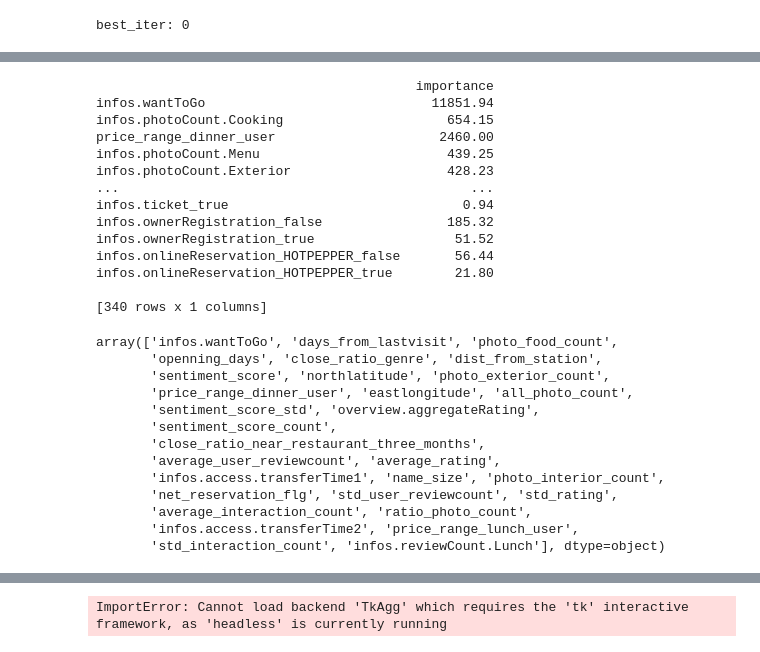
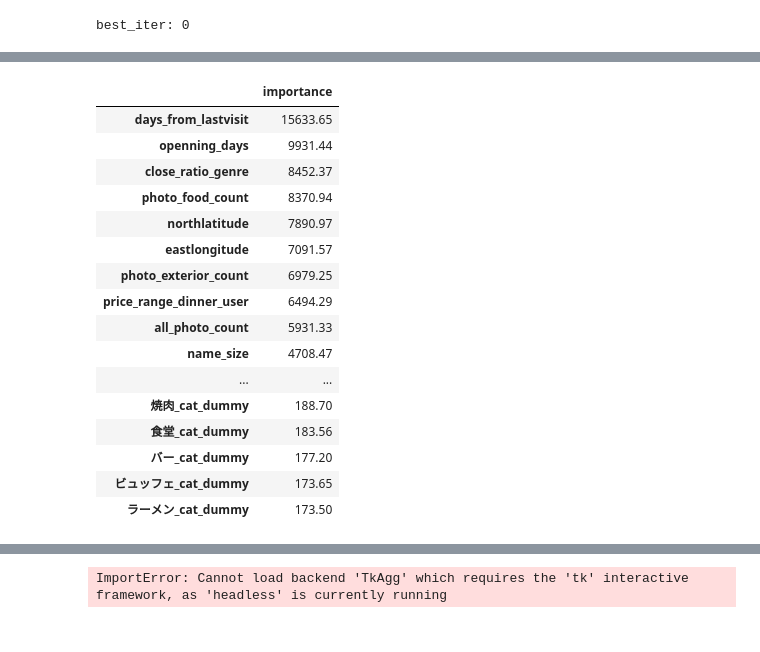
Before and after one commit to dgarage/dglab-ai-scoring_insitestream, a Jupyter notebook: pg/test_models.ipynb, the cells around one changed output, grey strips where cells are left out. Saved outputs shown, nothing was run; the diff lists cells and outputs as text; code cells hidden in the pictures.

```diff
--- a/pg/test_models.ipynb
+++ b/pg/test_models.ipynb
@@ -553,36 +428,23 @@ Text(0.5, 1.0, 'LightGBM Feature Importance (gain)')
-# %%
-print(importance)
-# %% [output]
-                                         importance
-infos.wantToGo                             11851.94
-infos.photoCount.Cooking                     654.15
-price_range_dinner_user                     2460.00
-infos.photoCount.Menu                        439.25
-infos.photoCount.Exterior                    428.23
-...                                             ...
-infos.ticket_true                              0.94
-infos.ownerRegistration_false                185.32
-infos.ownerRegistration_true                  51.52
-infos.onlineReservation_HOTPEPPER_false       56.44
-infos.onlineReservation_HOTPEPPER_true        21.80
-
-[340 rows x 1 columns]
 # %%
-importance.sort_values(by="importance",ascending=False).head(30).index.values
+importance.sort_values(by="importance",ascending=False).head(30)
 # %% [output]
-array(['infos.wantToGo', 'days_from_lastvisit', 'photo_food_count',
-       'openning_days', 'close_ratio_genre', 'dist_from_station',
-       'sentiment_score', 'northlatitude', 'photo_exterior_count',
-       'price_range_dinner_user', 'eastlongitude', 'all_photo_count',
-       'sentiment_score_std', 'overview.aggregateRating',
-       'sentiment_score_count',
-       'close_ratio_near_restaurant_three_months',
-       'average_user_reviewcount', 'average_rating',
-       'infos.access.transferTime1', 'name_size', 'photo_interior_count',
-       'net_reservation_flg', 'std_user_reviewcount', 'std_rating',
-       'average_interaction_count', 'ratio_photo_count',
-       'infos.access.transferTime2', 'price_range_lunch_user',
-       'std_interaction_count', 'infos.reviewCount.Lunch'], dtype=object)
+|  | importance |
+| days_from_lastvisit | 15633.65 |
+| openning_days | 9931.44 |
+| close_ratio_genre | 8452.37 |
+| photo_food_count | 8370.94 |
+| northlatitude | 7890.97 |
+| eastlongitude | 7091.57 |
+| photo_exterior_count | 6979.25 |
+| price_range_dinner_user | 6494.29 |
+| all_photo_count | 5931.33 |
+| name_size | 4708.47 |
+| ... | ... |
+| 焼肉_cat_dummy | 188.70 |
+| 食堂_cat_dummy | 183.56 |
+| バー_cat_dummy | 177.20 |
+| ビュッフェ_cat_dummy | 173.65 |
+| ラーメン_cat_dummy | 173.50 |
 # %%
 # shap分析
 import shap
```
Also changed, not shown: parts of 24 cells of this notebook.
